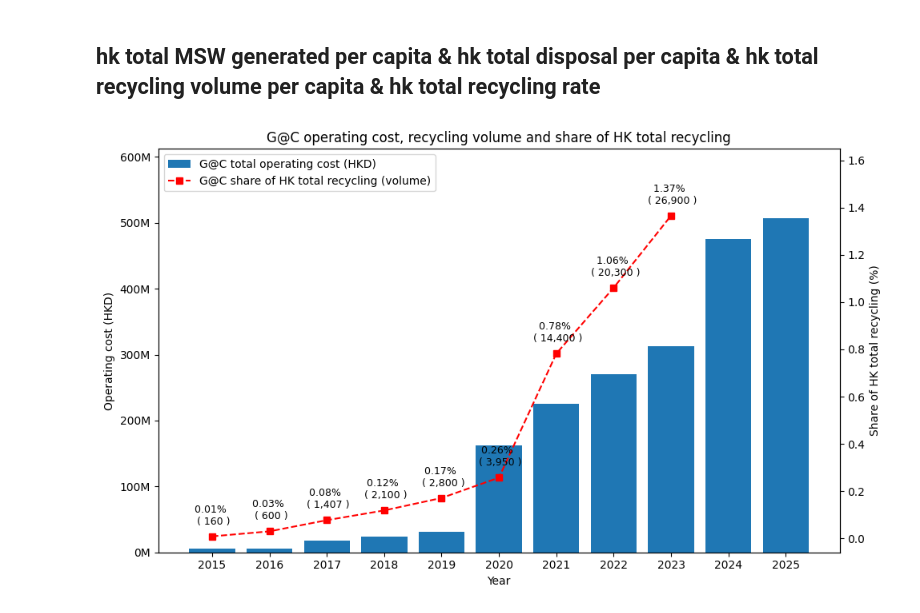
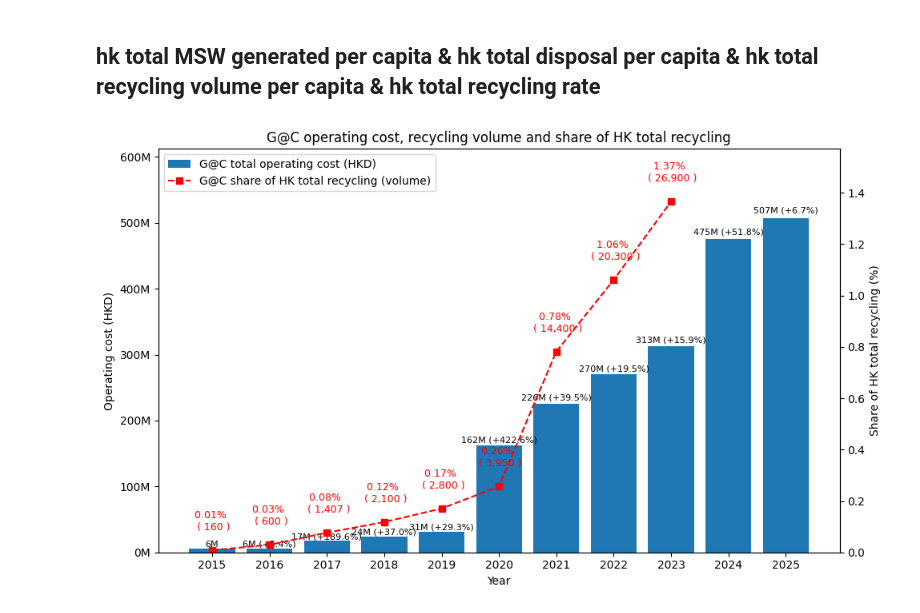
Before and after one commit to Tony0824X/Green-Community_DataAnalysis, a Jupyter notebook: Green@Community_DataAnalysis/Cost-effectiveness/5.2 operating cost 與 G@C share of total.ipynb, the cells around one changed output. Drawn from its saved outputs; the diff is of its cells as text; code cells hidden in the pictures.

Commit message:
Cost eff 5.1-5.2

```diff
--- a/Green@Community_DataAnalysis/Cost-effectiveness/5.2 operating cost 與 G@C share of total.ipynb
+++ b/Green@Community_DataAnalysis/Cost-effectiveness/5.2 operating cost 與 G@C share of total.ipynb
@@ -61,8 +61,11 @@ merged = (
 # Convert share to percentage (for the right Y-axis)
 merged["share_percent"] = merged["G@C share of HK total MSW recycling"] * 100
 
+# Year-on-year percentage change of operating cost
+merged["cost_pct_change"] = merged["G@C total operating cost"].pct_change() * 100
+
 # -------------------------------------------------------
-# 3. Plot: bar + two red lines
+# 3. Plot: bar + red line
 # -------------------------------------------------------
 
 fig, ax1 = plt.subplots(figsize=(10, 6))
@@ -73,26 +76,52 @@ x = merged["Year_int"]
 bar_cost = ax1.bar(
     x,
     merged["G@C total operating cost"],
-
     label="G@C total operating cost (HKD)",
 )
-
-# Line on left Y-axis: recycling volume (red line) – no legend entry
-
 
 ax1.set_xlabel("Year")
 ax1.set_ylabel("Operating cost (HKD)")
 
 # Format left Y-axis ticks as e.g. 0M, 100M, 200M
-def millions_formatter(x, pos):
-    return f"{int(x / 1_000_000):,}M"
+def millions_formatter(x_val, pos):
+    return f"{int(x_val / 1_000_000):,}M"
 
 ax1.yaxis.set_major_formatter(FuncFormatter(millions_formatter))
 
 ax1.set_xticks(x)
 ax1.set_xticklabels(x, rotation=0)
 
-# Right Y-axis: share of HK total recycling (%) – red dashed line
+# -------------------------------------------------------
+# 3a. Add labels to bars: Value(M) (%Change)
+#     e.g. "507M (+6.7%)"
+# -------------------------------------------------------
+for bar, value, pct in zip(
+    bar_cost,
+    merged["G@C total operating cost"],
+    merged["cost_pct_change"]
+):
+    height = bar.get_height()
+    value_m = value / 1_000_000.0
+    value_text = f"{value_m:.0f}M"  # no decimal places, e.g. 507M
+
+    if pd.isna(pct):
+        label = value_text
+    else:
+        label = f"{value_text} ({pct:+.1f}%)"
+
+    ax1.text(
+        bar.get_x() + bar.get_width() / 2,
+        height * 1.01,
+        label,
+        ha="center",
+        va="bottom",
+        fontsize=8,
+    )
+
+# -------------------------------------------------------
+# 4. Right Y-axis: share of HK total recycling (%) – red dashed line
+# -------------------------------------------------------
+
 ax2 = ax1.twinx()
 line_share, = ax2.plot(
     x,
@@ -104,14 +133,19 @@ line_share, = ax2.plot(
 )
 ax2.set_ylabel("Share of HK total recycling (%)")
 
+# Force right y-axis to start at 0 so 0.000 is at the bottom
+share_series = merged["share_percent"]
+share_max = share_series.max()
+if pd.isna(share_max) or share_max == 0:
+    share_max = 1.0
+ax2.set_ylim(0, share_max * 1.15)
+
 # -------------------------------------------------------
-# 4. Add combined labels: "X.XX%  ( YYY,YYY )" above the share points
+# 5. Add combined labels: "X.XX%  ( YYY,YYY )" above the share points
 # -------------------------------------------------------
 
 vol_series = merged["G@C recyclables collection volume (tonnes)"]
-share_series = merged["share_percent"]
-
-share_offset = share_series.max() * 0.03
+share_offset = share_max * 0.05  # vertical offset for labels
 
 for xi, share_val, vol_val in zip(x, share_series, vol_series):
     if math.isnan(share_val):
@@ -120,37 +154,35 @@ for xi, share_val, vol_val in zip(x, share_series, vol_series):
     if math.isnan(vol_val):
         label_text = f"{share_val:.2f}%"
     else:
         label_text = f"{share_val:.2f}% \n ( {vol_val:,.0f} )"
 
     ax2.text(
         xi,
         share_val + share_offset,
         label_text,
         ha="center",
         va="bottom",
         fontsize=9,
+        color="red",
     )
 
 # -------------------------------------------------------
-# 5. Add extra space at the top so labels are not cut off
+# 6. Add extra space at the top of left axis so bar labels are not cut off
 # -------------------------------------------------------
 
 y1_min, y1_max = ax1.get_ylim()
 ax1.set_ylim(y1_min, y1_max * 1.15)
 
-y2_min, y2_max = ax2.get_ylim()
-ax2.set_ylim(y2_min, y2_max * 1.15)
-
 # -------------------------------------------------------
-# 6. Legend (without recycling-volume line), layout and show
+# 7. Legend, layout and show
 # -------------------------------------------------------
 
-handles = [bar_cost, line_share]   # remove line_volume from legend
+handles = [bar_cost, line_share]
 labels = [h.get_label() for h in handles]
 ax1.legend(handles, labels, loc="upper left")
 
 plt.title("G@C operating cost, recycling volume and share of HK total recycling")
 plt.tight_layout()
 plt.show()
 # %% [output]
-[figure, old version]
+[figure, new version]
```
Also changed, not shown: 1 other file.
